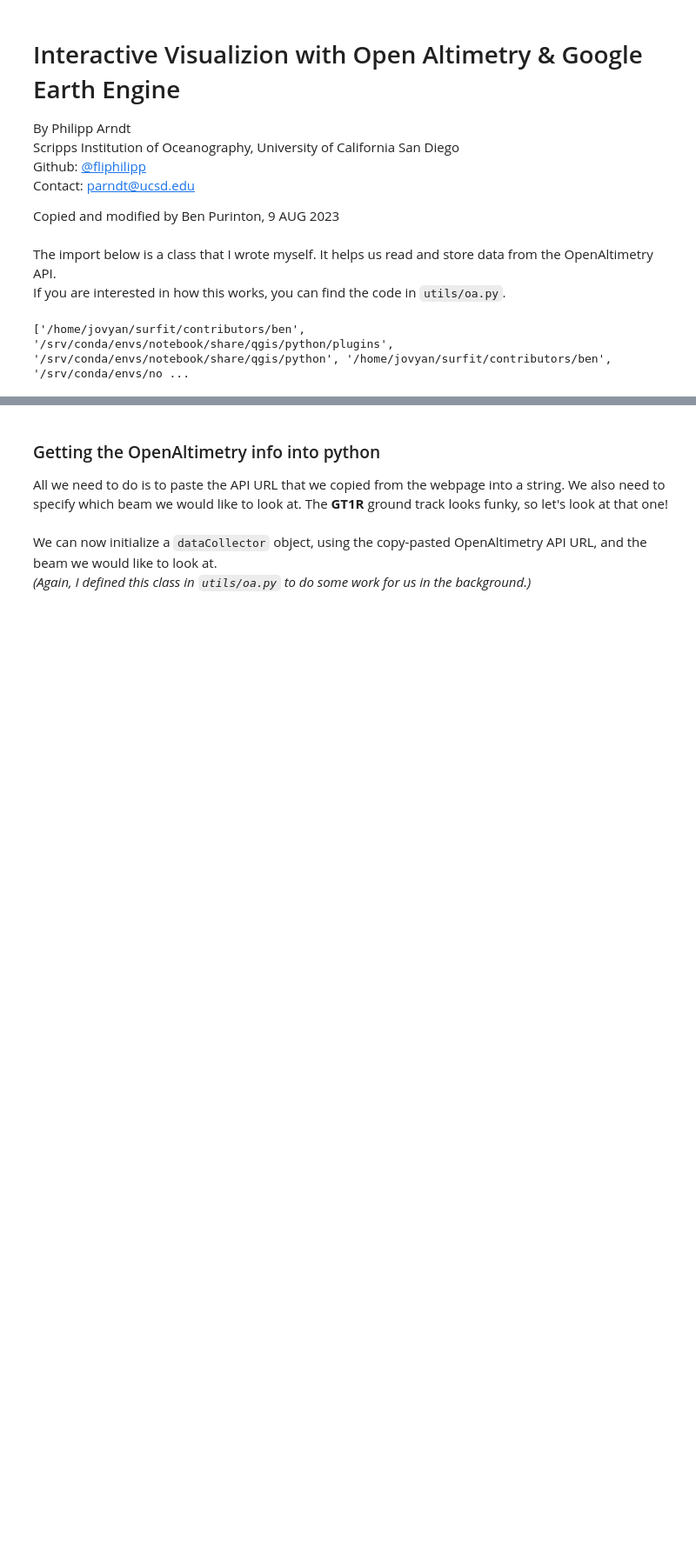
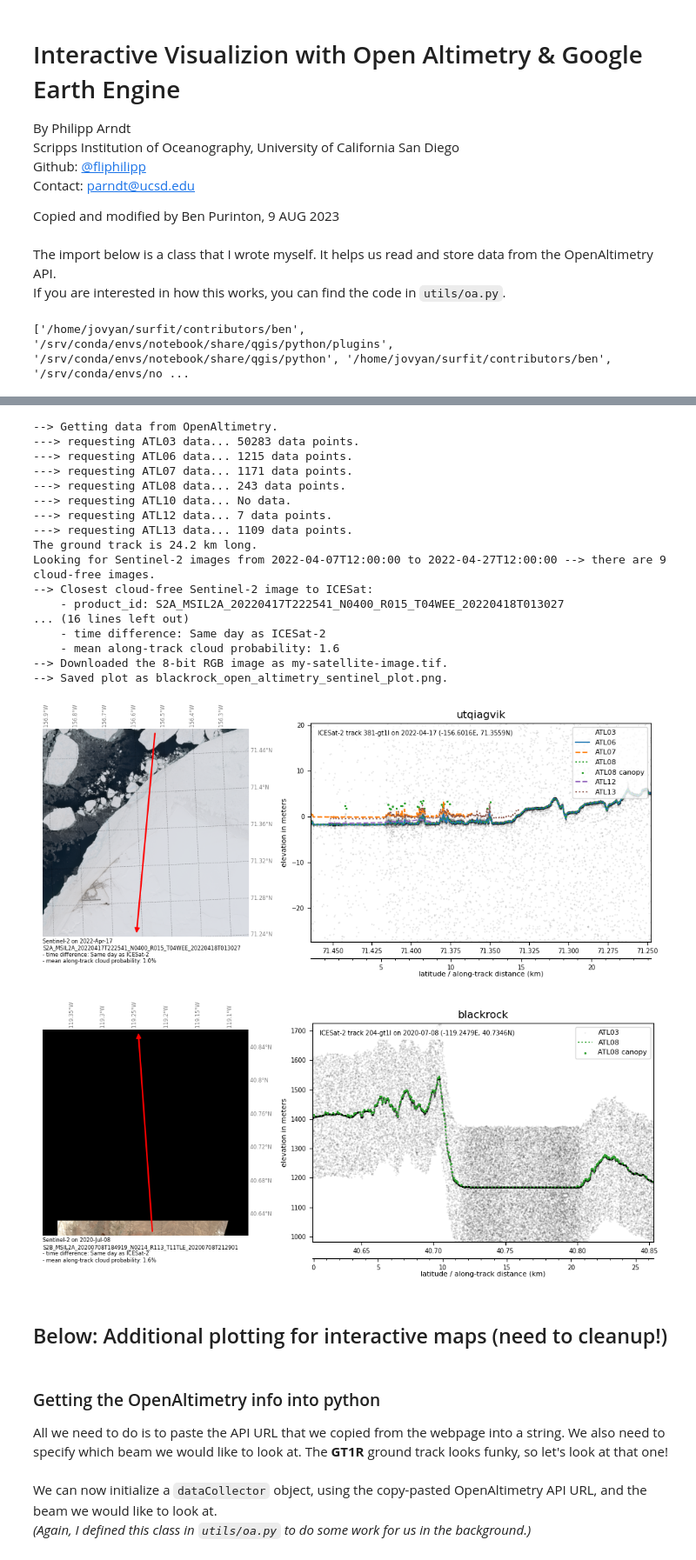
Before and after one commit to ICESAT-2HackWeek/surfit, a Jupyter notebook: contributors/ben/DataViz.ipynb, the cells around one changed output, grey strips where cells are left out. Shown at 87% size. Drawn from its saved outputs; the diff is of its cells as text; code cells hidden in the pictures; blank space fills up the shorter version.

Commit message:
made a coupla plots to, need to cleanup dataviz

```diff
--- a/contributors/ben/DataViz.ipynb
+++ b/contributors/ben/DataViz.ipynb
@@ -42,0 +46,6 @@ except:
+# %%
+# Load JSON data from a file into a Python dictionary
+with open('/home/jovyan/surfit/data/icesat2_tracks.json') as json_file:
+    data_dict = json.load(json_file)
+
+data_dict
@@ -42,0 +61,3 @@ except:
+# %%
+list_of_sites = list(data_dict.keys())
+list_of_sites
@@ -43,3 +81,35 @@ except:
+# %%
+for site in list_of_sites:
+    url = data_dict[site]['viz_url']
+    beam = data_dict[site]['beam']
+
+    is2data = dataCollector(oaurl=url, beam=beam)
+    fig = is2data.visualize_sentinel2(max_cloud_prob=5,
+                                      plot_filename=f"{site}_open_altimetry_sentinel_plot.png",
+                                      title=site,
+                                      days_buffer=10)
+# %% [output]
+--> Getting data from OpenAltimetry.
+---> requesting ATL03 data... 50283 data points.
+---> requesting ATL06 data... 1215 data points.
+---> requesting ATL07 data... 1171 data points.
+---> requesting ATL08 data... 243 data points.
+---> requesting ATL10 data... No data.
+---> requesting ATL12 data... 7 data points.
+---> requesting ATL13 data... 1109 data points.
+The ground track is 24.2 km long.
+Looking for Sentinel-2 images from 2022-04-07T12:00:00 to 2022-04-27T12:00:00 --> there are 9 cloud-free images.
+--> Closest cloud-free Sentinel-2 image to ICESat:
+    - product_id: S2A_MSIL2A_20220417T222541_N0400_R015_T04WEE_20220418T013027
+... (16 lines left out)
+    - time difference: Same day as ICESat-2
+    - mean along-track cloud probability: 1.6
+--> Downloaded the 8-bit RGB image as my-satellite-image.tif.
+--> Saved plot as blackrock_open_altimetry_sentinel_plot.png.
+[figure, added]
+[figure, added]
+# %% [markdown]
+## Below: Additional plotting for interactive maps (need to cleanup!)
 # %% [markdown]
 ### Getting the OpenAltimetry info into python
 All we need to do is to paste the API URL that we copied from the webpage into a string.
```
Also changed, not shown: parts of 6 cells of this notebook, 2 other files.
